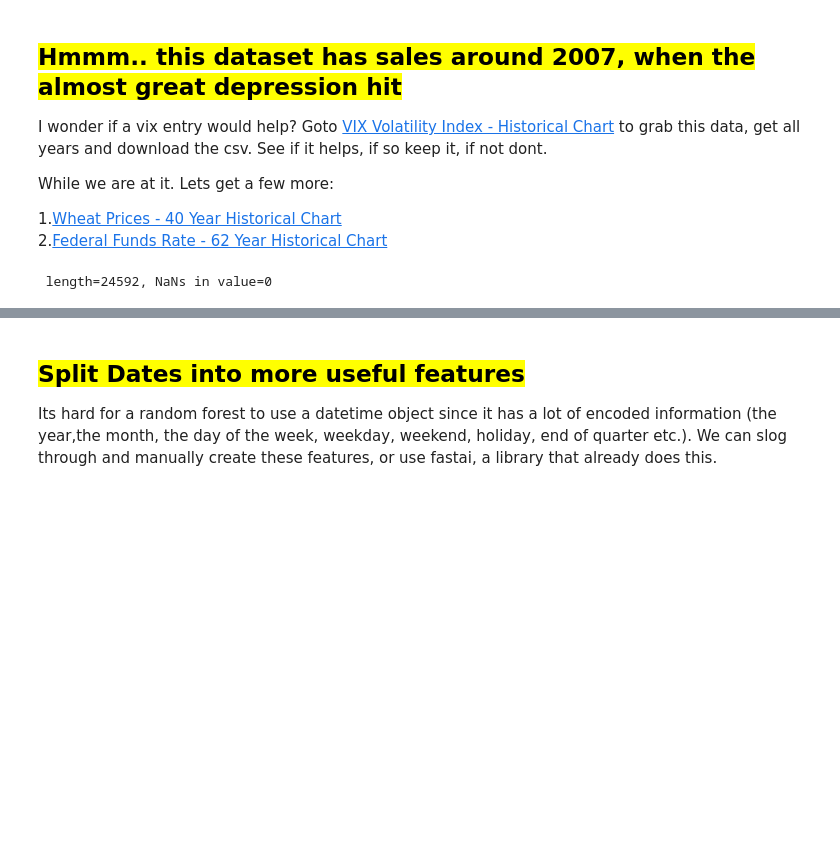
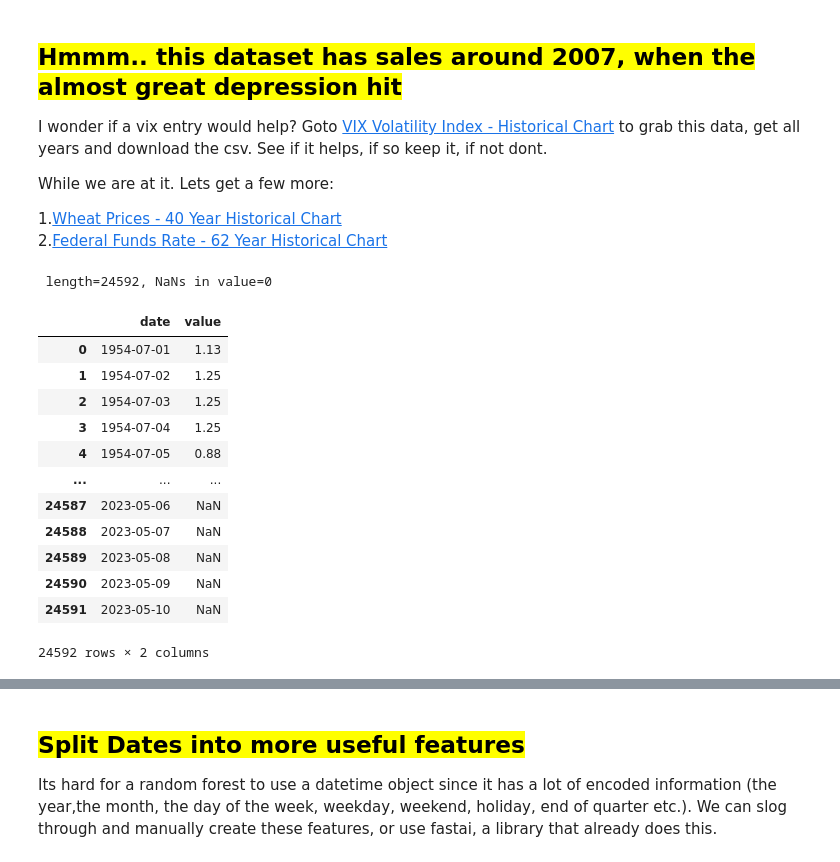
Before and after one commit to CNUClasses/DATA301_CODE, a Jupyter notebook: homework/bigiron-pipeline.ipynb, the cells around one changed output, grey strips where cells are left out. Saved outputs shown, nothing was run; the diff lists cells and outputs as text; code cells hidden in the pictures; blank space fills up the shorter version.

```diff
--- a/homework/bigiron-pipeline.ipynb
+++ b/homework/bigiron-pipeline.ipynb
@@ -129,6 +186,22 @@ fed=pd.read_csv('fed-funds-rate-historical-chart.csv',skiprows=15)
 print(f" length={len(fed)}, NaNs in value={fed.loc[:-21,' value'].isnull().sum()}")
 # %% [output]
  length=24592, NaNs in value=0
+# %%
+fed
+# %% [output]
+|  | date | value |
+| 0 | 1954-07-01 | 1.13 |
+| 1 | 1954-07-02 | 1.25 |
+| 2 | 1954-07-03 | 1.25 |
+| 3 | 1954-07-04 | 1.25 |
+| 4 | 1954-07-05 | 0.88 |
+| ... | ... | ... |
+| 24587 | 2023-05-06 | NaN |
+| 24588 | 2023-05-07 | NaN |
+| 24589 | 2023-05-08 | NaN |
+| 24590 | 2023-05-09 | NaN |
+| 24591 | 2023-05-10 | NaN |
+24592 rows × 2 columns
 # %%
 #create a little function to preprocess, scale and add to df
 from sklearn.preprocessing import StandardScaler
```
Also changed, not shown: parts of 52 cells of this notebook, 1 other file.
